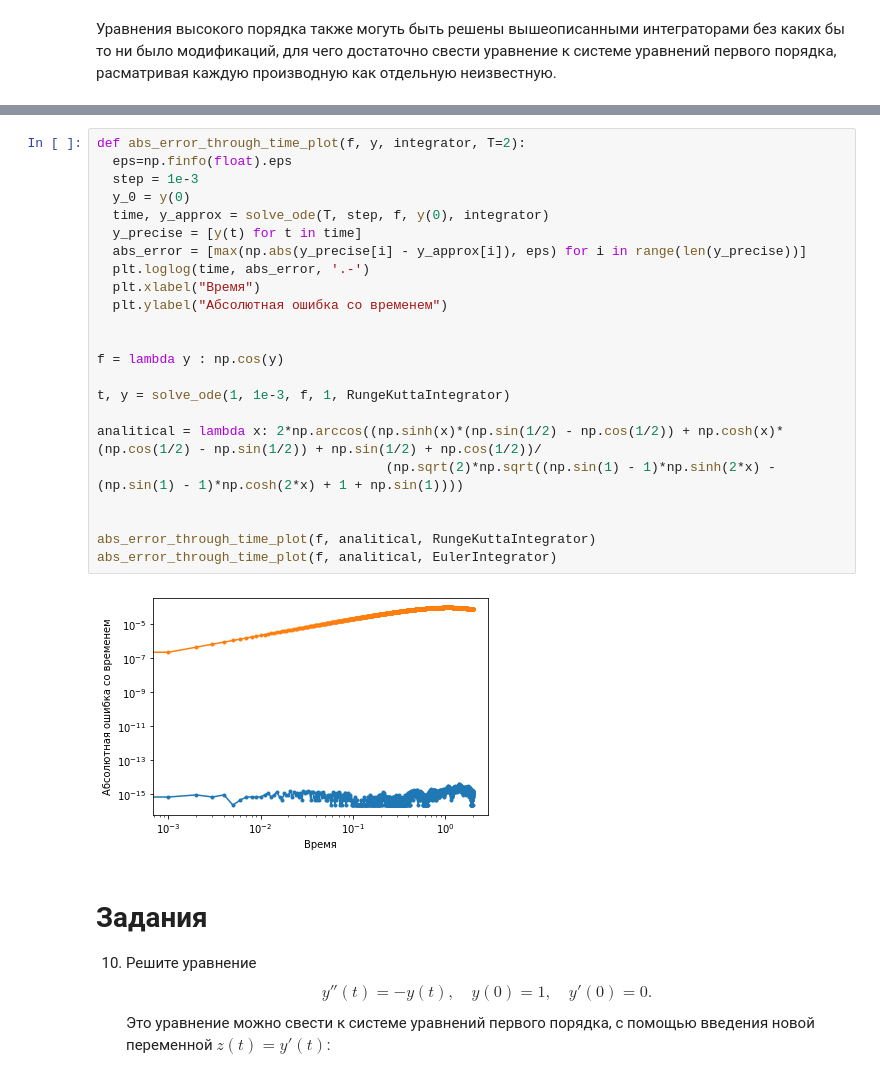
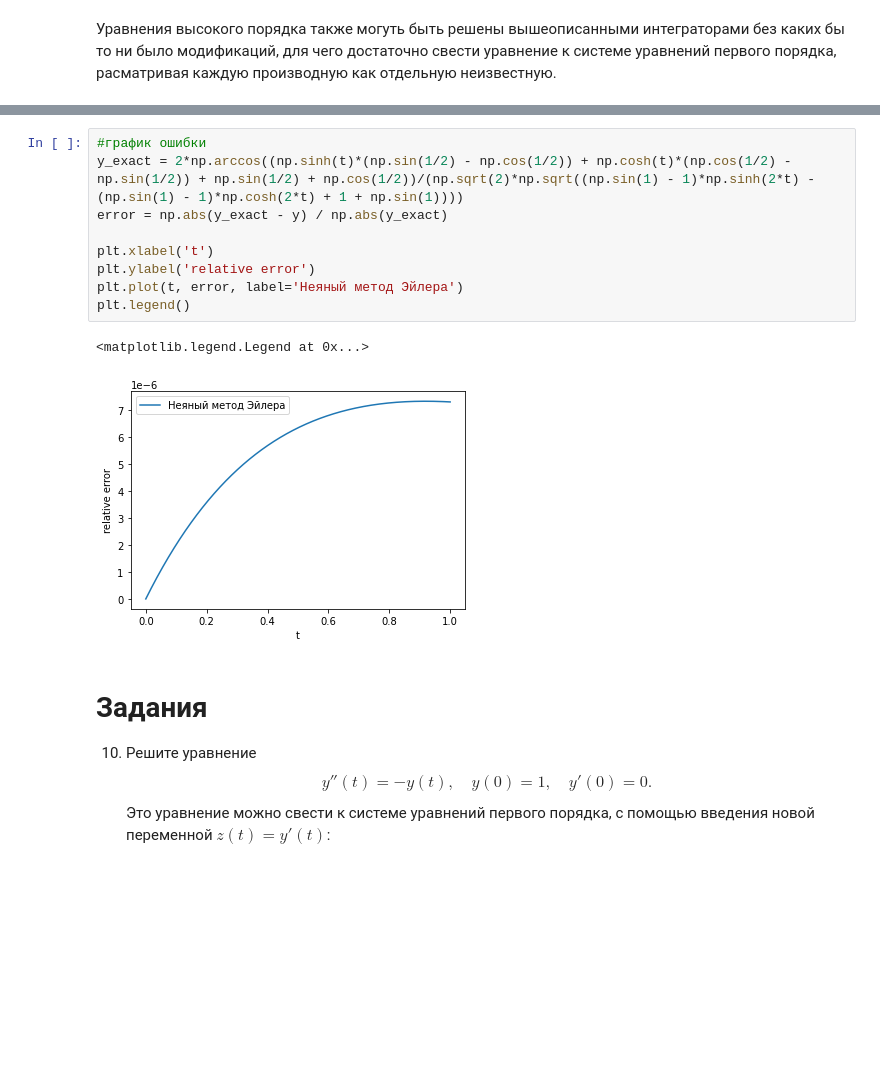
Before and after one commit to miroliubovmark/NumericalSim, a Jupyter notebook: lab 10/Integrators.ipynb, the cells around one changed output, grey strips where cells are left out. Saved outputs shown, nothing was run; the diff lists cells and outputs as text; blank space fills up the shorter version.

```diff
--- a/lab 10/Integrators.ipynb
+++ b/lab 10/Integrators.ipynb
@@ -877,28 +912,15 @@ $$
 # %%
-def abs_error_through_time_plot(f, y, integrator, T=2):
-  eps=np.finfo(float).eps
-  step = 1e-3
-  y_0 = y(0)
-  time, y_approx = solve_ode(T, step, f, y(0), integrator)
-  y_precise = [y(t) for t in time]
-  abs_error = [max(np.abs(y_precise[i] - y_approx[i]), eps) for i in range(len(y_precise))]
-  plt.loglog(time, abs_error, '.-')
-  plt.xlabel("Время")
-  plt.ylabel("Абсолютная ошибка со временем")
+#график ошибки
+y_exact = 2*np.arccos((np.sinh(t)*(np.sin(1/2) - np.cos(1/2)) + np.cosh(t)*(np.cos(1/2) - np.sin(1/2)) + np.sin(1/2) + np.cos(1/2))/(np.sqrt(2)*np.sqrt((np.sin(1) - 1)*np.sinh(2*t) - (np.sin(1) - 1)*np.cosh(2*t) + 1 + np.sin(1))))
+error = np.abs(y_exact - y) / np.abs(y_exact)
 
-
-f = lambda y : np.cos(y)
-
-t, y = solve_ode(1, 1e-3, f, 1, RungeKuttaIntegrator)
-
-analitical = lambda x: 2*np.arccos((np.sinh(x)*(np.sin(1/2) - np.cos(1/2)) + np.cosh(x)*(np.cos(1/2) - np.sin(1/2)) + np.sin(1/2) + np.cos(1/2))/
-                                     (np.sqrt(2)*np.sqrt((np.sin(1) - 1)*np.sinh(2*x) - (np.sin(1) - 1)*np.cosh(2*x) + 1 + np.sin(1))))
-
-
-abs_error_through_time_plot(f, analitical, RungeKuttaIntegrator)
-abs_error_through_time_plot(f, analitical, EulerIntegrator)
+plt.xlabel('t')
+plt.ylabel('relative error')
+plt.plot(t, error, label='Неяный метод Эйлера')
+plt.legend()
 # %% [output]
+<matplotlib.legend.Legend at 0x...>
-[figure, old version]
+[figure, new version]
 # %% [markdown]
 # Задания
 
```
Also changed, not shown: parts of 11 cells of this notebook.
